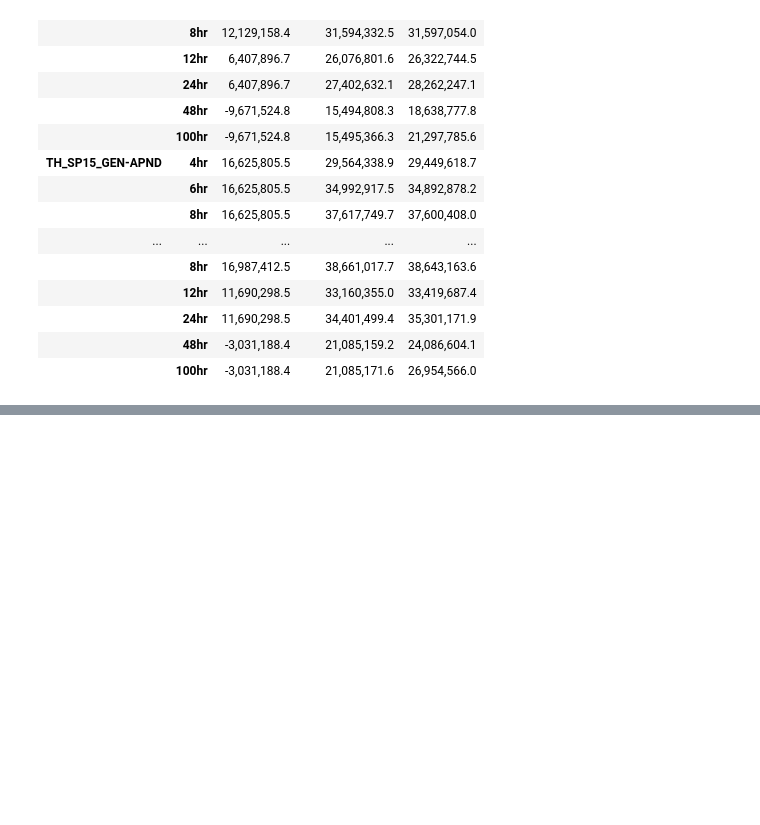
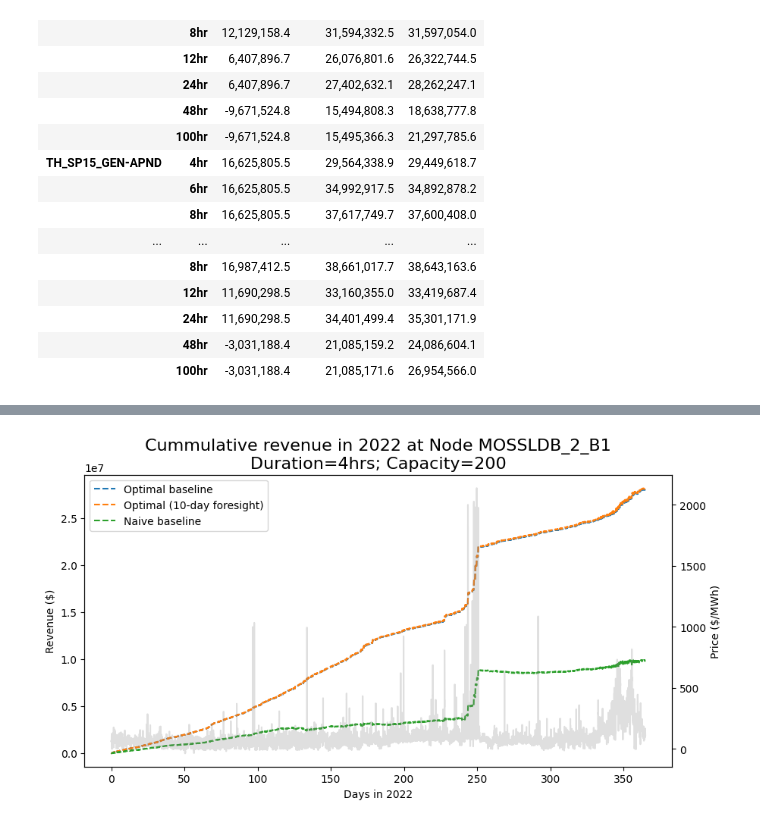
Before and after one commit to etrieschman/battery-charger, a Jupyter notebook: src/get_baselines.ipynb, the cells around one changed output, grey strips where cells are left out. Drawn from its saved outputs; the diff is of its cells as text; code cells hidden in the pictures; blank space fills up the shorter version.

```diff
--- a/src/get_baselines.ipynb
+++ b/src/get_baselines.ipynb
@@ -86,0 +96,21 @@ plt.show()
+# %%
+dur = 4
+node = 'MOSSLDB_2_B1'
+revenue_n, revenue_optlim, revenue_opt = revenues[(node, dur)]
+
+x = np.arange(len(p))/4/24
+fig, axL = plt.subplots(figsize=(10, 5))
+axR = axL.twinx()
+axL.plot(x, revenue_opt, linestyle='--', label='Optimal baseline')
+axL.plot(x, revenue_optlim, linestyle='--', label=f'Optimal ({foresight}-day foresight)')
+axL.plot(x[:-1], revenue_n, linestyle='--', label='Naive baseline')
+
+axR.plot(x, p, alpha=0.25, color='grey')
+axL.set_title(f'Cummulative revenue in {y} at Node {node}\nDuration={dur}hrs; Capacity={capacity}')
+axL.set_ylabel('Revenue ($)')
+axR.set_ylabel('Price ($/MWh)')
+axL.set_xlabel(f'Days in {y}')
+axL.legend()
+plt.show()
+# %% [output]
+[figure, added]
```
Also changed, not shown: parts of 3 cells of this notebook, 8 other files.
